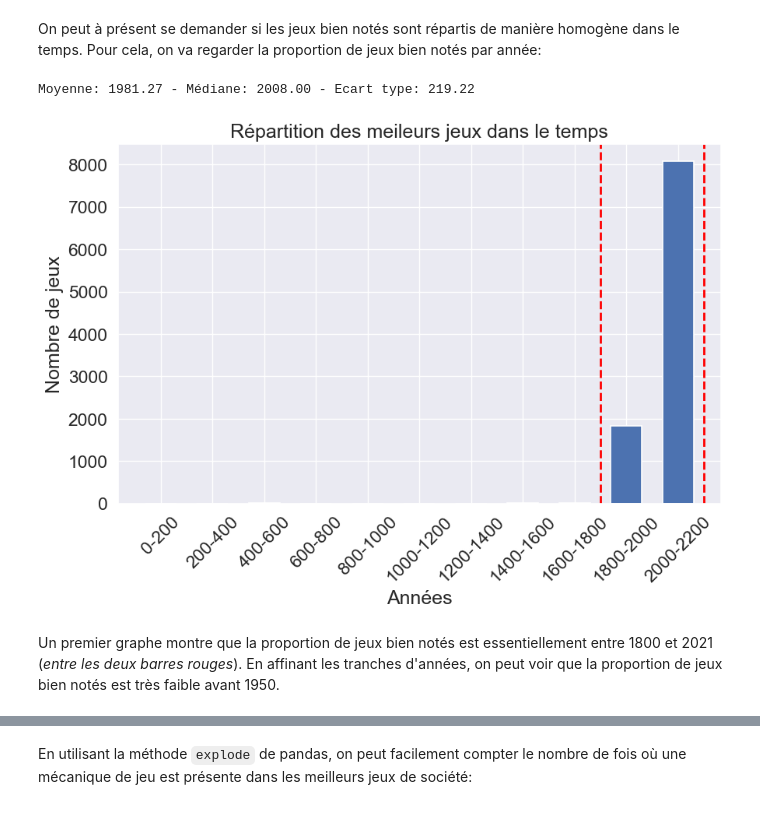
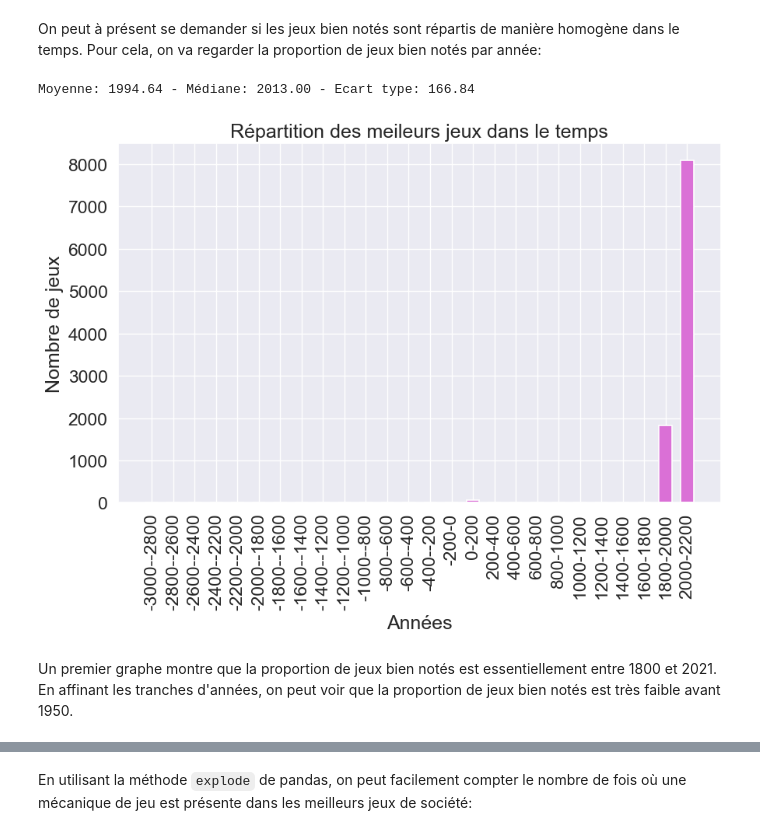
Before and after one commit to LOISGALLAUD/issd, a Jupyter notebook: PROJET/LGALLAUD.ipynb, the cells around one changed output, grey strips where cells are left out. Drawn from its saved outputs; the diff is of its cells as text; code cells hidden in the pictures.

```diff
--- a/PROJET/LGALLAUD.ipynb
+++ b/PROJET/LGALLAUD.ipynb
@@ -311,40 +293,36 @@ valid_years.describe()
 On peut à présent se demander si les jeux bien notés sont répartis de manière homogène dans le temps. Pour cela, on va regarder la proportion de jeux bien notés par année:
 # %%
 # Intervalles de 10 ans
-intervals = [[i, i+200] for i in range(0, 2021, 200)]
+intervals = [[i, i+200] for i in range(-3000, 2021, 200)]
 
 # Calcul du nombre de jeux par intervalle
 amounts = []
 for interval in intervals:
     i, j = interval
-    games_in_interval = valid_years[(valid_years['yearpublished'] >= i) & (valid_years['yearpublished'] < j)]
+    games_in_interval = years[(years['yearpublished'] >= i) & (years['yearpublished'] < j)]
     amounts.append(len(games_in_interval))
 
 # Calcul de la moyenne, médiane et de l'écart type
-mean = df['yearpublished'].mean()
-median = df['yearpublished'].median()
-std = df['yearpublished'].std()
-print(f"Moyenne: {mean:.2f} - Médiane: {median:.2f} - Ecart type: {std:.2f}")
+mean_years = years['yearpublished'].mean()
+median_years = years['yearpublished'].median()
+std_years = years['yearpublished'].std()
+print(f"Moyenne: {mean_years:.2f} - Médiane: {median_years:.2f} - Ecart type: {std_years:.2f}")
 
 # Création de l'histogramme en barres
 plt.figure(figsize=(10,6))
 plt.title("Répartition des meileurs jeux dans le temps")
 plt.xlabel("Années")
-plt.xticks(rotation=45)
+plt.xticks(rotation=90)
 plt.ylabel("Nombre de jeux")
 
-labels = [f"{i}-{i+200}" for i in range(0, 2021, 200)]
-plt.bar(labels, amounts, linewidth=1.2, width=0.6)
-
-plt.axvline(8.5, color='red', linestyle='dashed', linewidth=2) # Valeurs 8.5 et 10.5 choisies arbitrairement
-plt.axvline(10.5, color='red', linestyle='dashed', linewidth=2) # pour mieux voir la repartition des jeux dans le temps
-
+labels = [f"{i}-{i+200}" for i in range(-3000, 2021, 200)]
+plt.bar(labels, amounts, linewidth=1.2, width=0.6, color="orchid")
 plt.show()
 # %% [output]
-Moyenne: 1981.27 - Médiane: 2008.00 - Ecart type: 219.22
+Moyenne: 1994.64 - Médiane: 2013.00 - Ecart type: 166.84
-[figure, old version]
+[figure, new version]
 # %% [markdown]
-Un premier graphe montre que la proportion de jeux bien notés est essentiellement entre 1800 et 2021 (_entre les deux barres rouges_). En affinant les tranches d'années, on peut voir que la proportion de jeux bien notés est très faible avant 1950.
+Un premier graphe montre que la proportion de jeux bien notés est essentiellement entre 1800 et 2021. En affinant les tranches d'années, on peut voir que la proportion de jeux bien notés est très faible avant 1950.
 # %%
 # Intervalles de 10 ans
 intervals = [[i, i+10] for i in range(1950, 2021, 10)]
```
Also changed, not shown: parts of 20 cells of this notebook, 3 other files.
